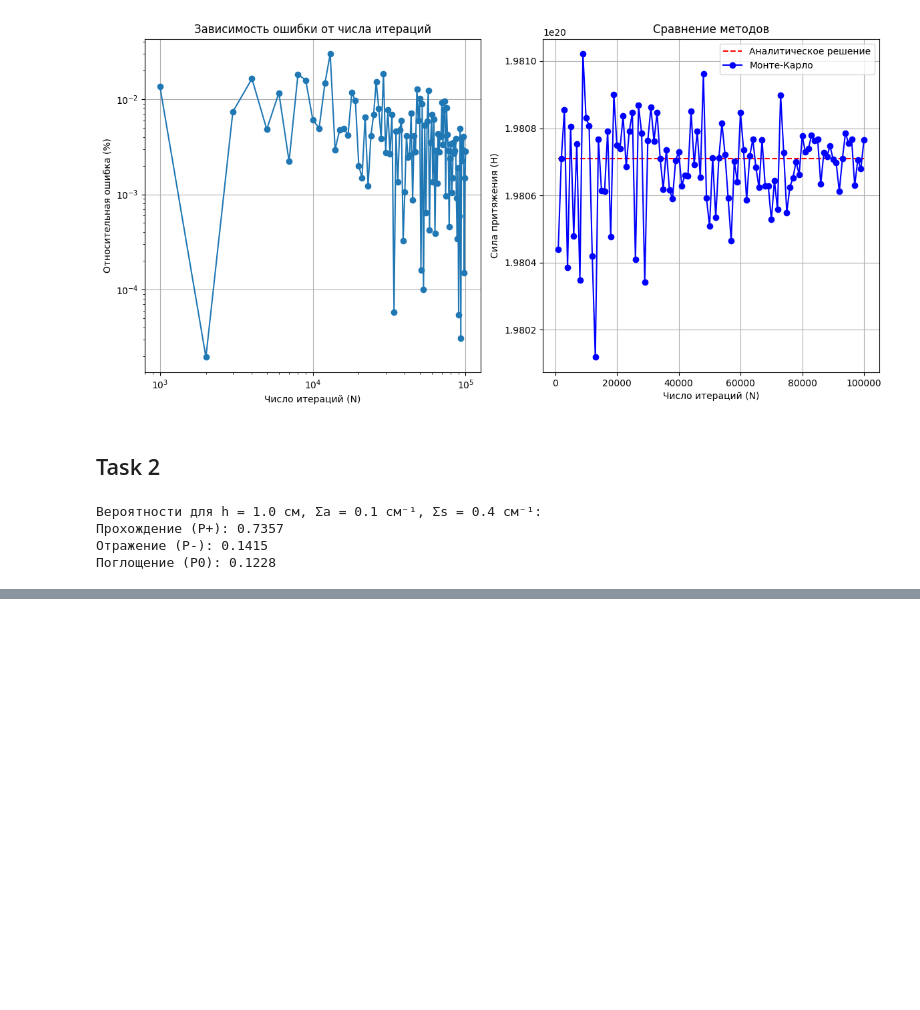
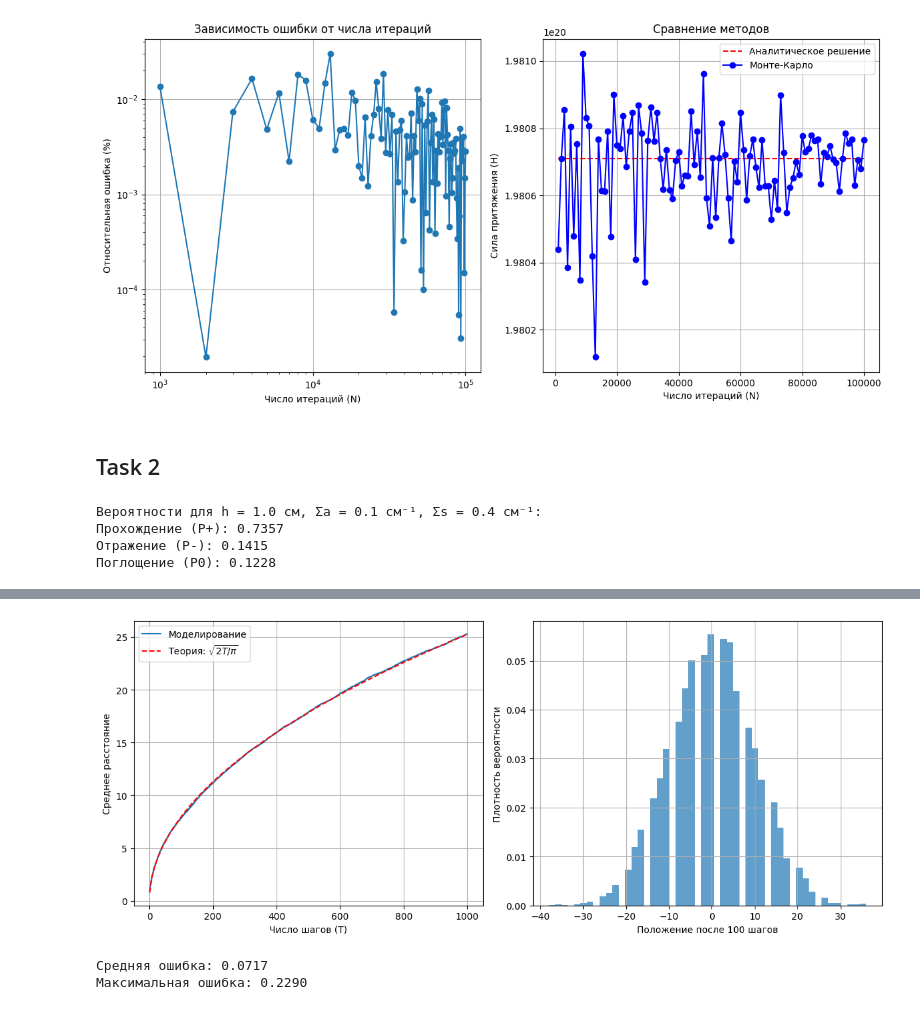
Before and after one commit to OhNoMyRook/Calculus, a Jupyter notebook: 2semMonte-Carlo.ipynb, the cells around one changed output, grey strips where cells are left out. Cells and saved outputs as stored; diff of their text form; code cells hidden in the pictures; blank space fills up the shorter version.

```diff
--- a/2semMonte-Carlo.ipynb
+++ b/2semMonte-Carlo.ipynb
@@ -163,0 +213,48 @@ print(f"Поглощение (P0): {P_abs:.4f}")
+# %%
+def random_walk(T, N_simulations):
+    """Моделирование N случайных блужданий длиной T"""
+    steps = np.random.choice([-1, 1], size=(N_simulations, T))
+    positions = np.cumsum(steps, axis=1)
+    distances = np.abs(positions)
+    return distances.mean(axis=0)  # Среднее расстояние по всем траекториям
+
+# Параметры
+T = 1000  # Число шагов
+N = 10000 # Число траекторий
+
+# Моделирование
+distances = random_walk(T, N)
+t = np.arange(1, T+1)
+theory = np.sqrt(2*t/np.pi)  # Теоретическая кривая
+
+# Визуализация
+plt.figure(figsize=(12, 5))
+
+# График E[|S_T|]
+plt.subplot(1, 2, 1)
+plt.plot(t, distances, label='Моделирование')
+plt.plot(t, theory, 'r--', label='Теория: $\sqrt{2T/\pi}$')
+plt.xlabel('Число шагов (T)')
+plt.ylabel('Среднее расстояние')
+plt.legend()
+plt.grid(True)
+
+# Гистограмма положений при T=100
+plt.subplot(1, 2, 2)
+final_pos = np.sum(np.random.choice([-1, 1], size=(N, 100)), axis=1)
+plt.hist(final_pos, bins=50, density=True, alpha=0.7)
+plt.xlabel('Положение после 100 шагов')
+plt.ylabel('Плотность вероятности')
+plt.grid(True)
+
+plt.tight_layout()
+plt.show()
+
+# Анализ ошибки
+error = np.abs(distances - theory)
+print(f"Средняя ошибка: {error.mean():.4f}")
+print(f"Максимальная ошибка: {error.max():.4f}")
+# %% [output]
+[figure, added]
+Средняя ошибка: 0.0717
+Максимальная ошибка: 0.2290
```
Also changed, not shown: parts of 2 cells of this notebook.
